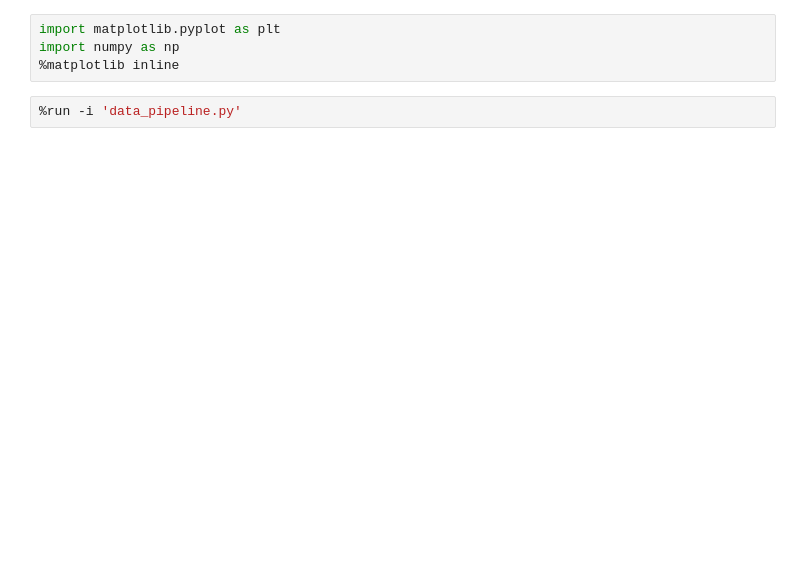
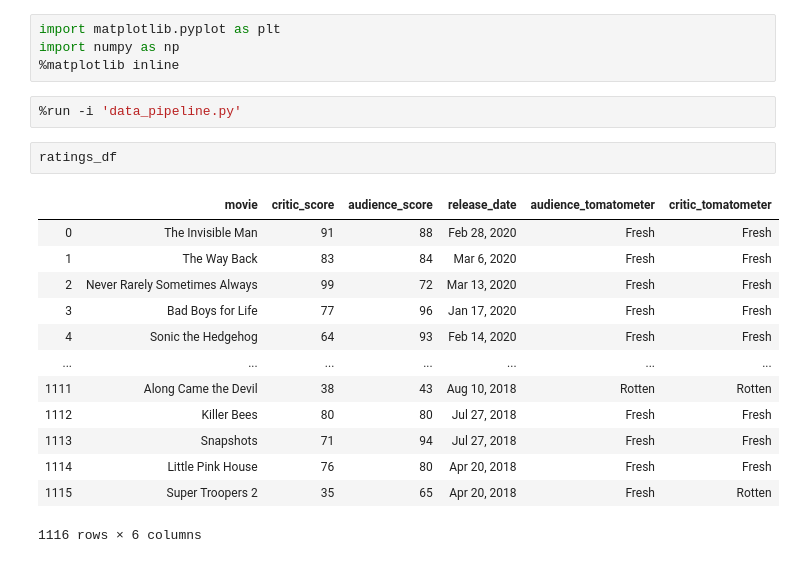
Before and after one commit to fkalejaiye/Rotten_Tomatoes, a Jupyter notebook: EDA_workbook.ipynb, the cells around one changed output. Saved outputs shown, nothing was run; the diff lists cells and outputs as text; blank space fills up the shorter version.

Commit message:
Changed Column names

```diff
--- a/EDA_workbook.ipynb
+++ b/EDA_workbook.ipynb
@@ -4,6 +4,22 @@ import numpy as np
 %matplotlib inline
 # %%
 %run -i 'data_pipeline.py'
+# %%
+ratings_df
+# %% [output]
+|  | movie | critic_score | audience_score | release_date | audience_tomatometer | critic_tomatometer |
+| 0 | The Invisible Man | 91 | 88 | Feb 28, 2020 | Fresh | Fresh |
+| 1 | The Way Back | 83 | 84 | Mar 6, 2020 | Fresh | Fresh |
+| 2 | Never Rarely Sometimes Always | 99 | 72 | Mar 13, 2020 | Fresh | Fresh |
+| 3 | Bad Boys for Life | 77 | 96 | Jan 17, 2020 | Fresh | Fresh |
+| 4 | Sonic the Hedgehog | 64 | 93 | Feb 14, 2020 | Fresh | Fresh |
+| ... | ... | ... | ... | ... | ... | ... |
+| 1111 | Along Came the Devil | 38 | 43 | Aug 10, 2018 | Rotten | Rotten |
+| 1112 | Killer Bees | 80 | 80 | Jul 27, 2018 | Fresh | Fresh |
+| 1113 | Snapshots | 71 | 94 | Jul 27, 2018 | Fresh | Fresh |
+| 1114 | Little Pink House | 76 | 80 | Apr 20, 2018 | Fresh | Fresh |
+| 1115 | Super Troopers 2 | 35 | 65 | Apr 20, 2018 | Fresh | Rotten |
+1116 rows × 6 columns
 # %%
 fig, ax = plt.subplots(1,1,figsize=(12,4))
 
```
Also changed, not shown: parts of 2 cells of this notebook, 1 other file.
